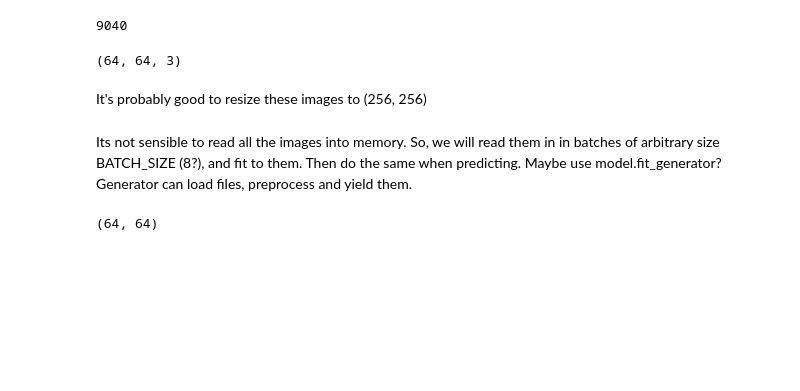
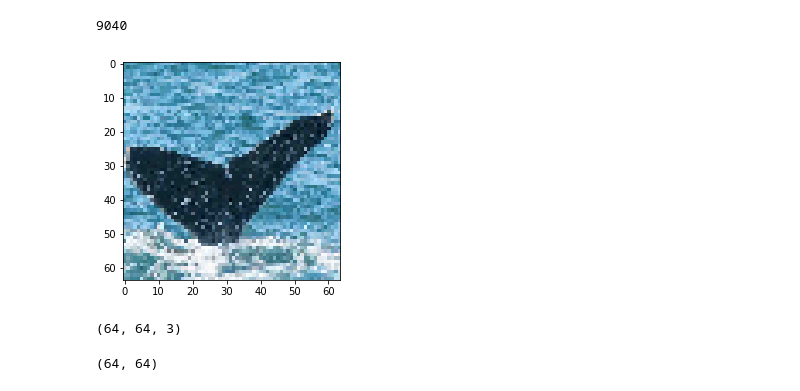
Before and after one commit to ebartrum/Kaggle-Whale-Identification, a Jupyter notebook: S network.ipynb, the cells around one changed output. Drawn from its saved outputs; the diff is of its cells as text; code cells hidden in the pictures; blank space fills up the shorter version.

```diff
--- a/S network.ipynb
+++ b/S network.ipynb
@@ -28,16 +28,14 @@ image = Image.open('data/train/0a5c0f48.jpg')
 # %%
 image = image.resize(resize_shape)
 # %%
-# plt.imshow(image)
-# plt.show()
+plt.imshow(image)
+plt.show()
+# %% [output]
+[figure, added]
 # %%
 np.array(image).shape
 # %% [output]
 (64, 64, 3)
-# %% [markdown]
-It's probably good to resize these images to (256, 256)
-# %% [markdown]
-Its not sensible to read all the images into memory. So, we will read them in in batches of arbitrary size BATCH_SIZE (8?), and fit to them. Then do the same when predicting. Maybe use model.fit_generator? Generator can load files, preprocess and yield them.
 # %%
 gray = np.mean(image, -1)
 # %%
```
Also changed, not shown: parts of 34 cells of this notebook, 1 other file.
